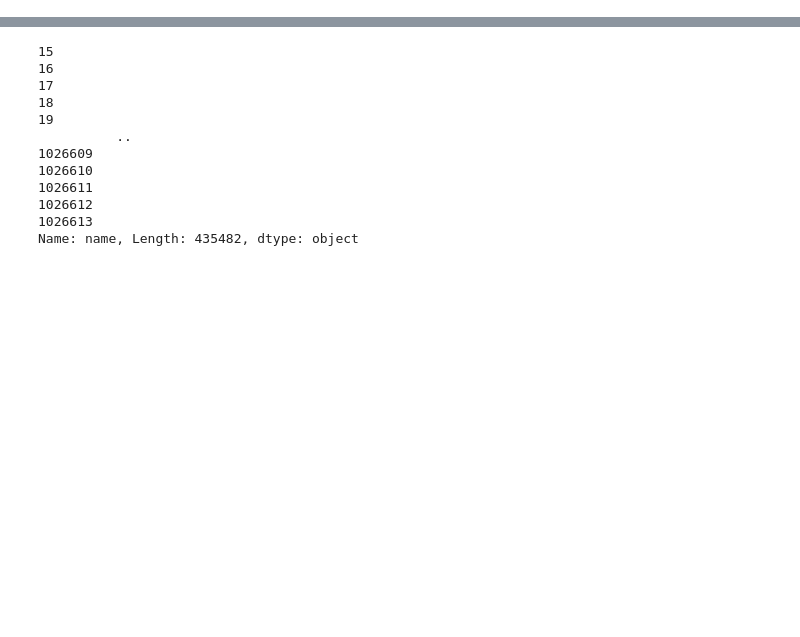
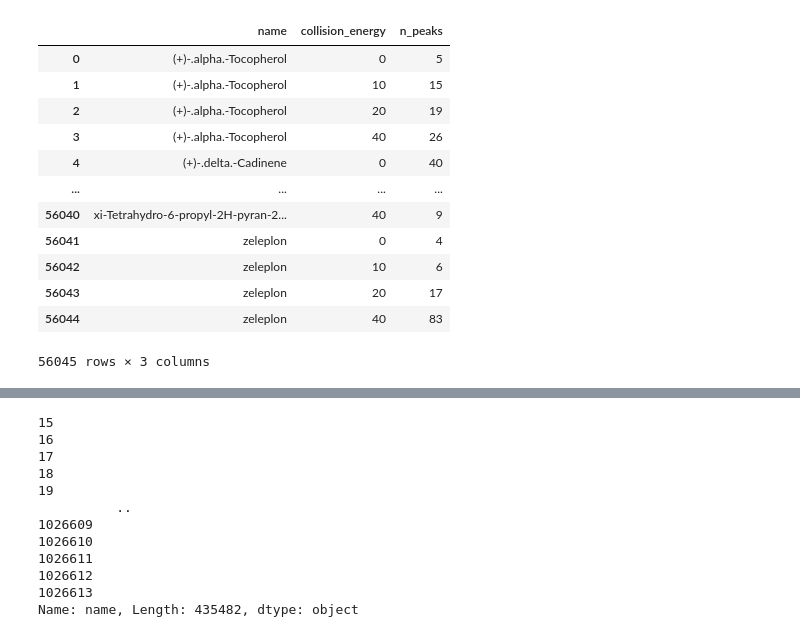
Before and after one commit to Jbug1/TunaSim, a Jupyter notebook: newDemos.ipynb, the cells around one changed output, grey strips where cells are left out. Cells and saved outputs as stored; diff of their text form; code cells hidden in the pictures; blank space fills up the shorter version.

```diff
--- a/newDemos.ipynb
+++ b/newDemos.ipynb
@@ -47,0 +227,16 @@ nist_input
+# %%
+bad_bases[['name','collision_energy','n_peaks']].groupby(['name','collision_energy']).max().reset_index(drop = False)
+# %% [output]
+|  | name | collision_energy | n_peaks |
+| 0 | (+)-.alpha.-Tocopherol | 0 | 5 |
+| 1 | (+)-.alpha.-Tocopherol | 10 | 15 |
+| 2 | (+)-.alpha.-Tocopherol | 20 | 19 |
+| 3 | (+)-.alpha.-Tocopherol | 40 | 26 |
+| 4 | (+)-.delta.-Cadinene | 0 | 40 |
+| ... | ... | ... | ... |
+| 56040 | xi-Tetrahydro-6-propyl-2H-pyran-2... | 40 | 9 |
+| 56041 | zeleplon | 0 | 4 |
+| 56042 | zeleplon | 10 | 6 |
+| 56043 | zeleplon | 20 | 17 |
+| 56044 | zeleplon | 40 | 83 |
+56045 rows × 3 columns
```
Also changed, not shown: parts of 21 cells of this notebook, 6 other files.
